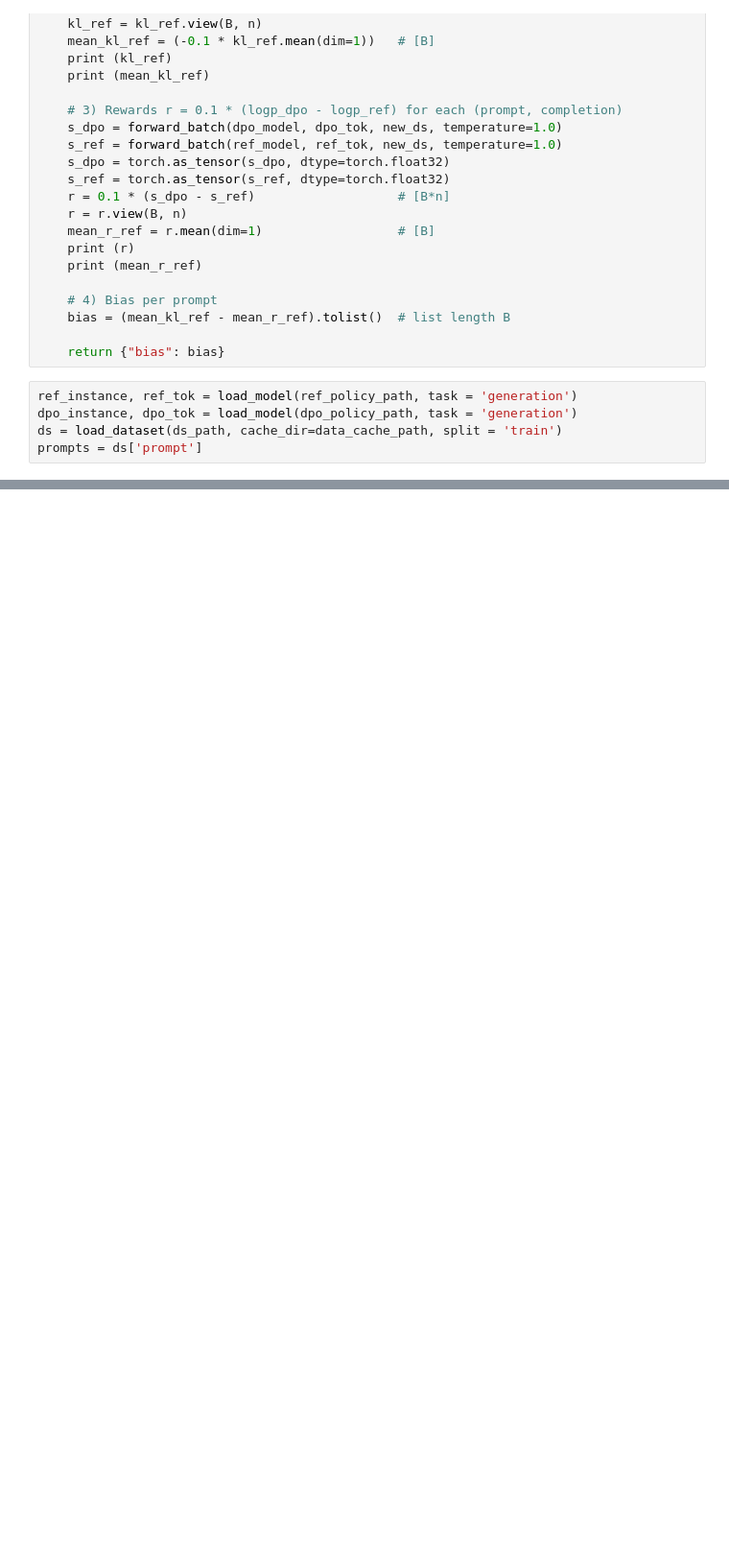
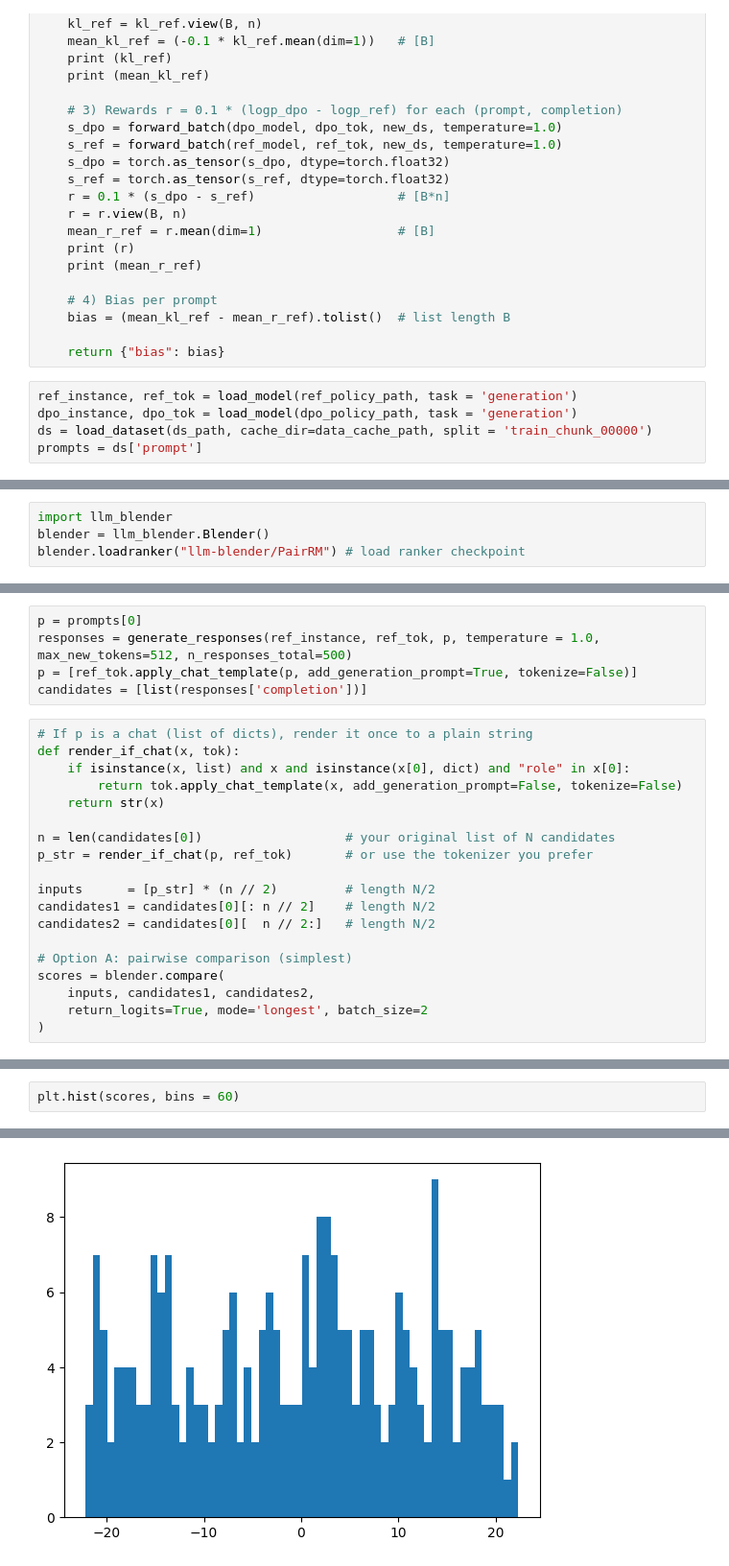
Before and after one commit to OOooAugust/new_self_play_drpo, a Jupyter notebook: self_play_drpo_code/estimate_bias_ref.ipynb, the cells around one changed output, grey strips where cells are left out. Shown: that part at 96% size. Saved outputs shown, nothing was run; the diff lists cells and outputs as text; blank space fills up the shorter version.

```diff
--- a/self_play_drpo_code/estimate_bias_ref.ipynb
+++ b/self_play_drpo_code/estimate_bias_ref.ipynb
@@ -417,5 +417,5 @@ def calculate_bias(batch, ref_model, ref_tok, dpo_model, dpo_tok, n_responses_to
 # %%
 ref_instance, ref_tok = load_model(ref_policy_path, task = 'generation')
 dpo_instance, dpo_tok = load_model(dpo_policy_path, task = 'generation')
-ds = load_dataset(ds_path, cache_dir=data_cache_path, split = 'train')
+ds = load_dataset(ds_path, cache_dir=data_cache_path, split = 'train_chunk_00000')
 prompts = ds['prompt']
@@ -721,0 +422,4 @@ bias (N=10): -2.627500
+# %%
+import llm_blender
+blender = llm_blender.Blender()
+blender.loadranker("llm-blender/PairRM") # load ranker checkpoint
@@ -721,0 +441,24 @@ bias (N=10): -2.627500
+# %%
+p = prompts[0]
+responses = generate_responses(ref_instance, ref_tok, p, temperature = 1.0, max_new_tokens=512, n_responses_total=500)
+p = [ref_tok.apply_chat_template(p, add_generation_prompt=True, tokenize=False)]
+candidates = [list(responses['completion'])]
+# %%
+# If p is a chat (list of dicts), render it once to a plain string
+def render_if_chat(x, tok):
+    if isinstance(x, list) and x and isinstance(x[0], dict) and "role" in x[0]:
+        return tok.apply_chat_template(x, add_generation_prompt=False, tokenize=False)
+    return str(x)
+
+n = len(candidates[0])                   # your original list of N candidates
+p_str = render_if_chat(p, ref_tok)       # or use the tokenizer you prefer
+
+inputs      = [p_str] * (n // 2)         # length N/2
+candidates1 = candidates[0][: n // 2]    # length N/2
+candidates2 = candidates[0][  n // 2:]   # length N/2
+
+# Option A: pairwise comparison (simplest)
+scores = blender.compare(
+    inputs, candidates1, candidates2,
+    return_logits=True, mode='longest', batch_size=2
+)
@@ -721,0 +490,3 @@ bias (N=10): -2.627500
+# %%
+plt.hist(scores, bins = 60)
+# %% [output]
@@ -721,0 +510 @@ bias (N=10): -2.627500
+[figure, added]
```
Also changed, not shown: parts of 19 cells of this notebook, 4 other files.
